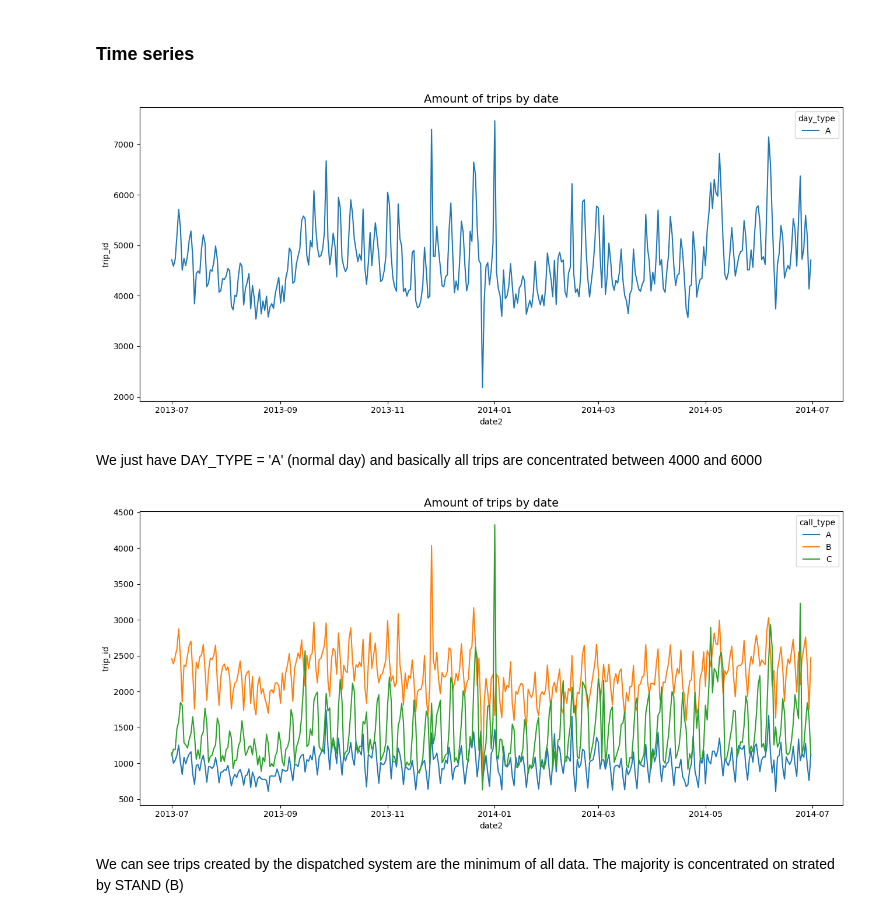
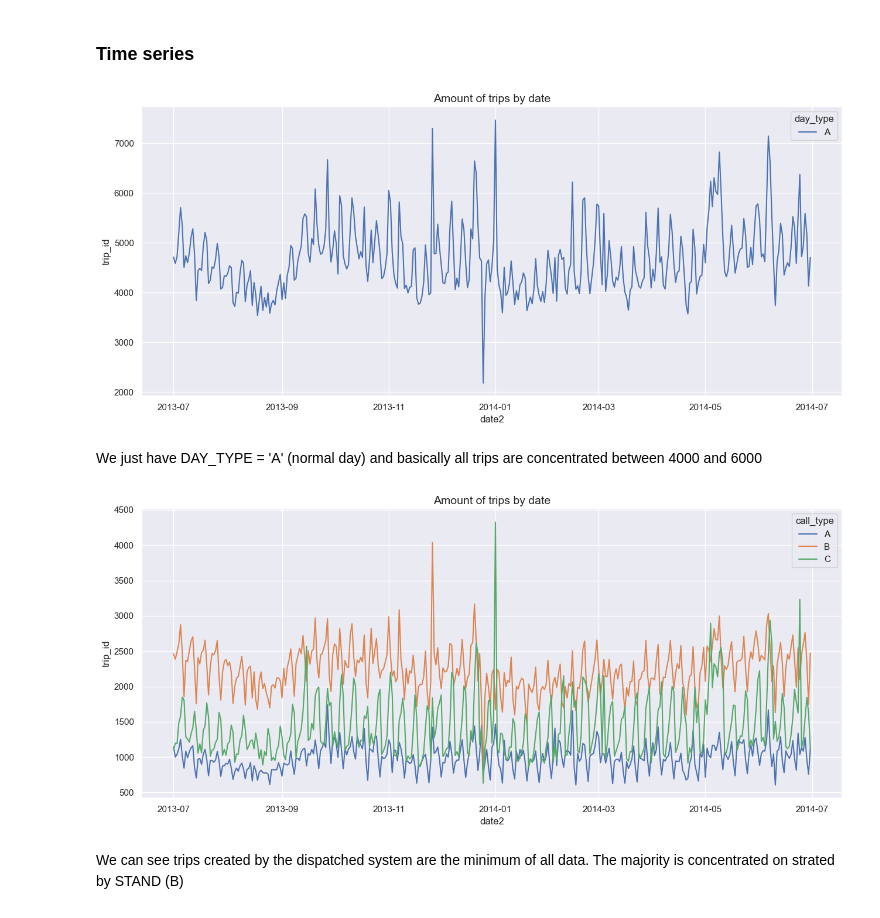
Before and after one commit to PedroPauloMR/taxi_trajectory_prediction, a Jupyter notebook: notebooks/c0.3-modeling3.ipynb, the cells around one changed output. Drawn from its saved outputs; the diff is of its cells as text; code cells hidden in the pictures.

```diff
--- a/notebooks/c0.3-modeling3.ipynb
+++ b/notebooks/c0.3-modeling3.ipynb
@@ -202,15 +202,15 @@ df.head(3)
 # %% [markdown]
 ### Time series
 # %%
-
+sns.set();
 aux = df.groupby(['date2','day_type'],as_index = False)['trip_id'].count()
 
 fig, axes = plt.subplots(1,1,figsize=(13,6))
 sns.lineplot(data = aux, x = 'date2',y = 'trip_id',hue = 'day_type', ax = axes);
 axes.set_title('Amount of trips by date', fontsize= 14)
 plt.tight_layout();
 # %% [output]
-[figure, old version]
+[figure, new version]
 # %% [markdown]
 We just have DAY_TYPE = 'A' (normal day) and basically all trips are concentrated between 4000 and 6000
 # %%
@@ -221,7 +221,7 @@ sns.lineplot(data = aux, x = 'date2',y = 'trip_id',hue = 'call_type', ax = axes)
 axes.set_title('Amount of trips by date', fontsize= 14)
 plt.tight_layout();
 # %% [output]
-[figure, old version]
+[figure, new version]
 # %% [markdown]
 We can see trips created by the dispatched system are the minimum of all data. The majority is concentrated on strated by STAND (B)
 # %%
```
Also changed, not shown: parts of 30 cells of this notebook, 2 other files.
